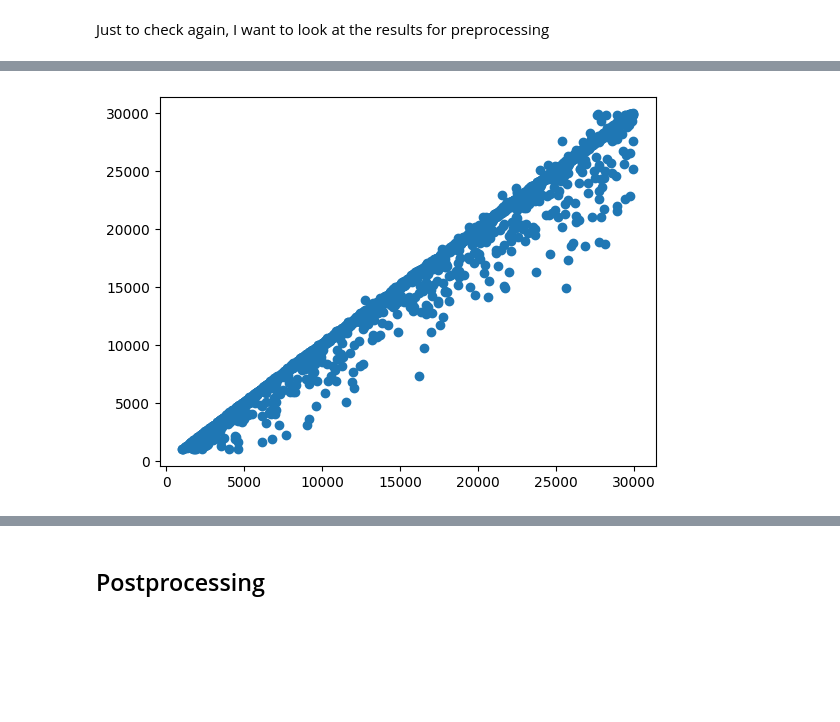
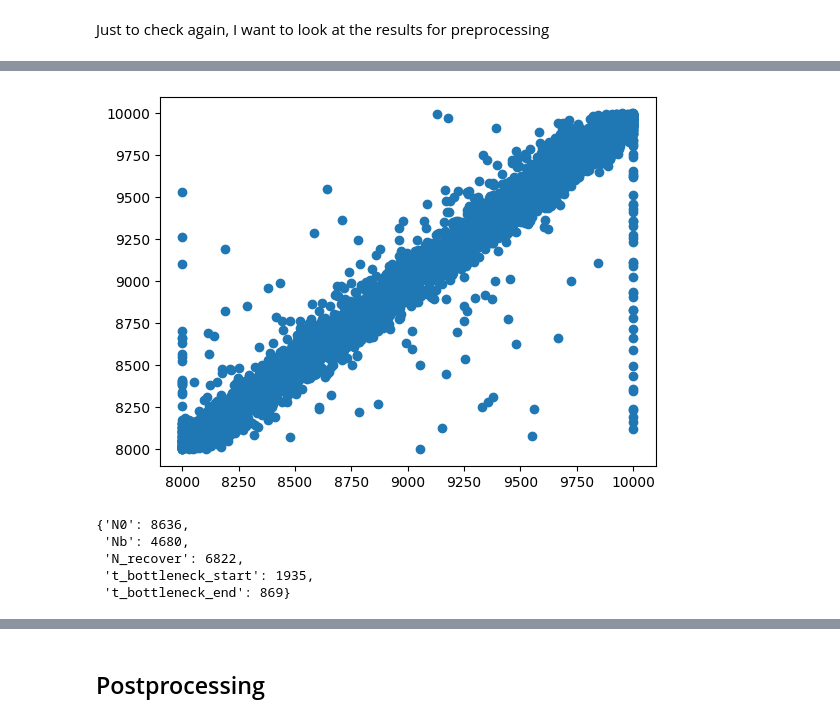
Before and after one commit to ak1376/Demographic_Inference, a Jupyter notebook: notebooks/running_remaining_rules.ipynb, the cells around one changed output, grey strips where cells are left out. Saved outputs shown, nothing was run; the diff lists cells and outputs as text; code cells hidden in the pictures; blank space fills up the shorter version.

```diff
--- a/notebooks/running_remaining_rules.ipynb
+++ b/notebooks/running_remaining_rules.ipynb
@@ -48,5 +51,5 @@ os.environ['PYTHONPATH'] = '/projects/kernlab/akapoor/Demographic_Inference:' +
 # %% [markdown]
 Just to check again, I want to look at the results for preprocessing
 # %%
-with open('/projects/kernlab/akapoor/Demographic_Inference/split_isolation_model_dadi_analysis_True_moments_analysis_True_momentsLD_analysis_True_seed_42/sims/sims_pretrain_5000_sims_inference_1_seed_42_num_replicates_3_top_values_2/preprocessing_results_obj.pkl', 'rb') as f:
+with open(os.path.join('/projects/kernlab/akapoor/Demographic_Inference',f'{SIM_DIRECTORY}', 'preprocessing_results_obj.pkl'), 'rb') as f:
     preproc = pickle.load(f)
@@ -53,6 +145,9 @@ with open('/projects/kernlab/akapoor/Demographic_Inference/split_isolation_model
 # %%
 import matplotlib.pyplot as plt
-plt.scatter(preproc['training']['predictions']['moments_rep1_Na'], preproc['training']['targets']['simulated_params_Na'])
+plt.scatter(preproc['training']['predictions']['moments_rep1_N0'], preproc['training']['targets']['simulated_params_N0'])
+# Set the zoomed-in range for the axes
+# # Show the zoomed-in plot
+# plt.show()
 plt.show()
 # %% [output]
-[figure, old version]
+[figure, new version]
@@ -58,0 +157,8 @@ plt.show()
+# %%
+a['simulated_params']
+# %% [output]
+{'N0': 8636,
+ 'Nb': 4680,
+ 'N_recover': 6822,
+ 't_bottleneck_start': 1935,
+ 't_bottleneck_end': 869}
```
Also changed, not shown: parts of 39 cells of this notebook, 2 other files.
